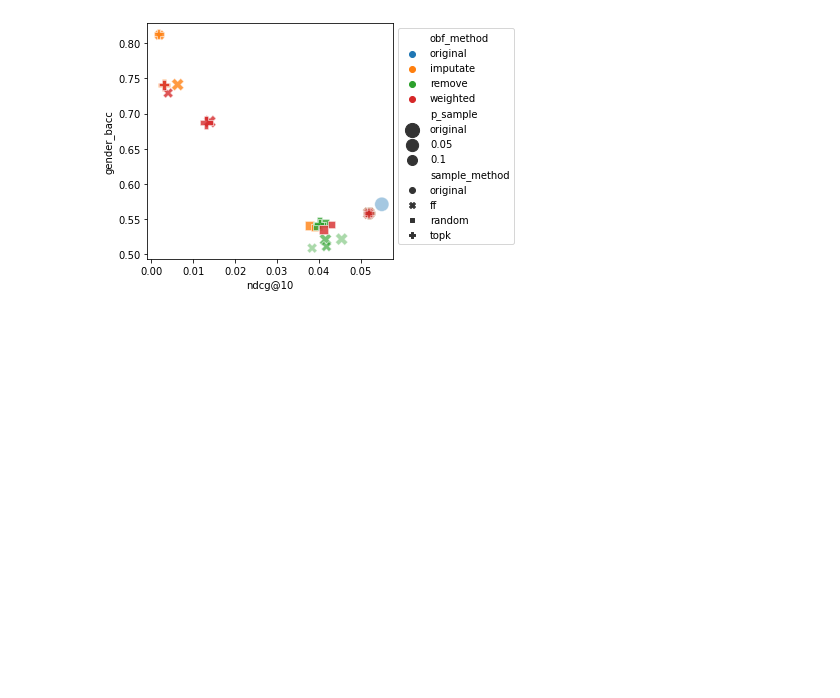
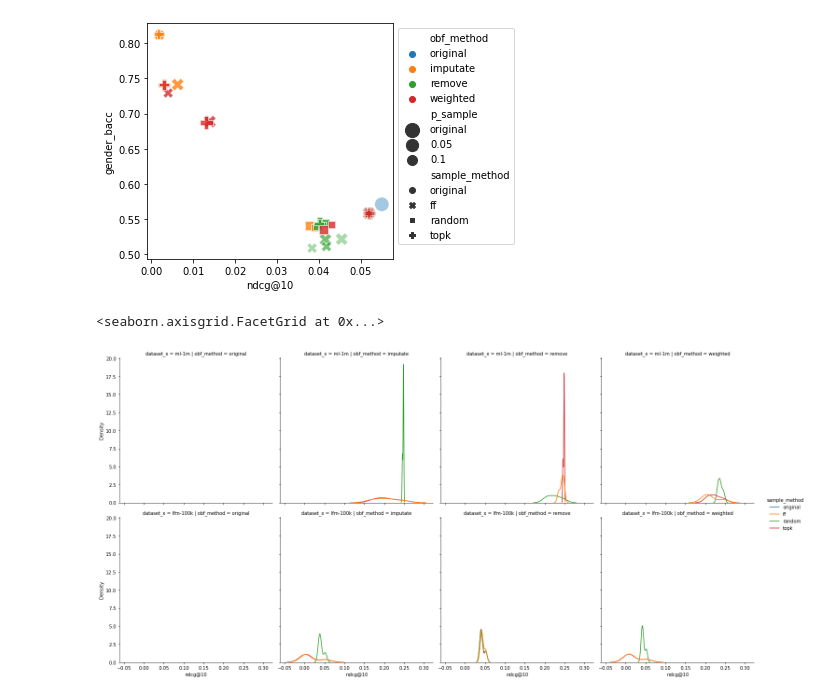
Before and after one commit to gescobedo/SBO, a Jupyter notebook: perturbation_analysis.ipynb, the cells around one changed output. Drawn from its saved outputs; the diff is of its cells as text; code cells hidden in the pictures; blank space fills up the shorter version.

```diff
--- a/perturbation_analysis.ipynb
+++ b/perturbation_analysis.ipynb
@@ -149,7 +149,7 @@ sns.violinplot(lfm_results,x="gender_bacc", y="obf_method")
 
 results_recs = pd.read_csv("/share/rk4/home/gustavoe/obfuscation/full_train/result_table-right.csv")
 # %%
-results_recs[["dataset","obf_method","p_sample","sample_method","user_ster_method","user_ster_threshold"]]=pd.DataFrame(results_recs["dataset"].str.split("_").to_list(),index=results_recs.index)
+results_recs[["dataset","obf_method","p_sample","sample_method","user_ster_method","user_ster_threshold"]]=pd.DataFrame(results_recs["dataset"].str.split("_").to_list(),index=results_recs.index).astype(str)
 # %%
 concat_attack = pd.concat([ml_results,lfm_results] ,axis=0,ignore_index=True)
 concat_attack = concat_attack.merge(results_recs,how="left",left_on="dataset_name",right_on="dataset"
@@ -175,3 +175,12 @@ plt.savefig("figures/lfm-100k_bacc_ndcg.png",dpi=250)
 #In the end there is no place like /home/gustavoe/portraits/sendlicholieinsamdkeit~keitao/
 # %% [output]
 [figure]
+# %%
+sub_data = concat_attack[["dataset_x","dataset_name","ndcg@10","gender_bacc",'obf_method', 'p_sample',
+
+       'sample_method', 'user_ster_method']]
+# %%
+sns.displot(data=sub_data,x="ndcg@10",col="obf_method",row="dataset_x",hue="sample_method",kind="kde")#,facet_kws=dict(sharex=False,sharey=False))
+# %% [output]
+<seaborn.axisgrid.FacetGrid at 0x...>
+[figure, added]
```
Also changed, not shown: parts of 11 cells of this notebook, 9 other files.
